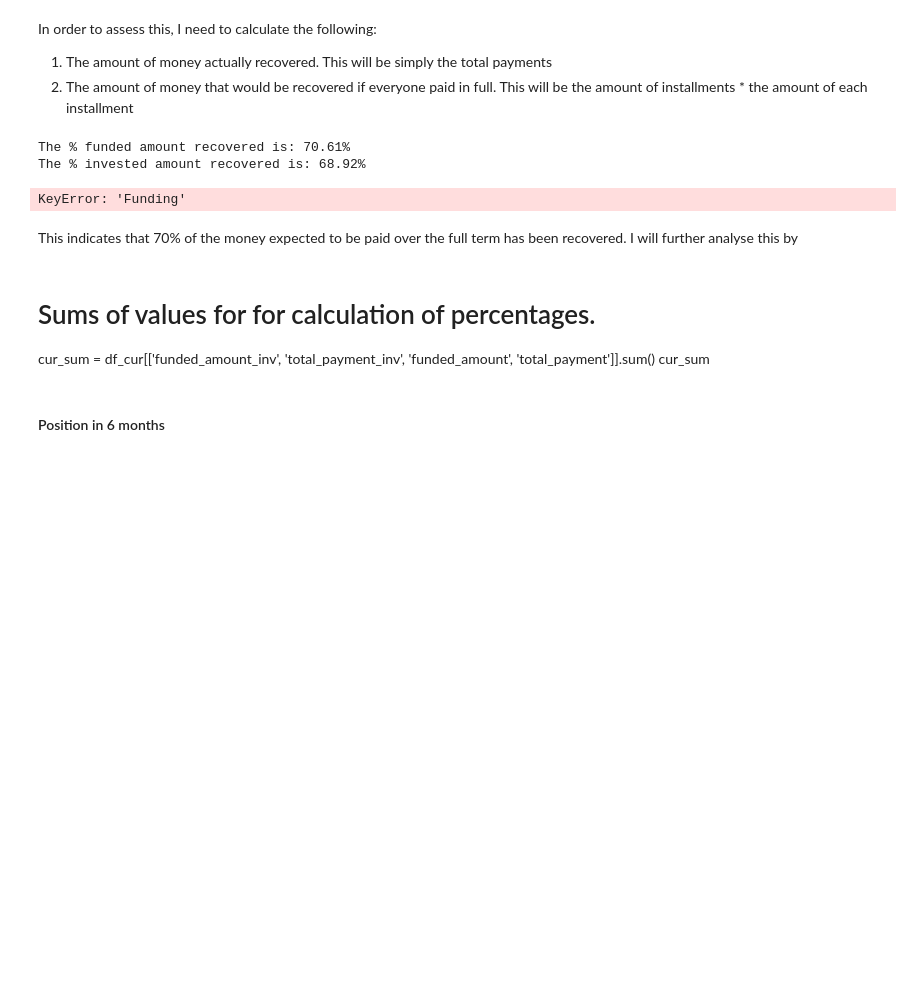
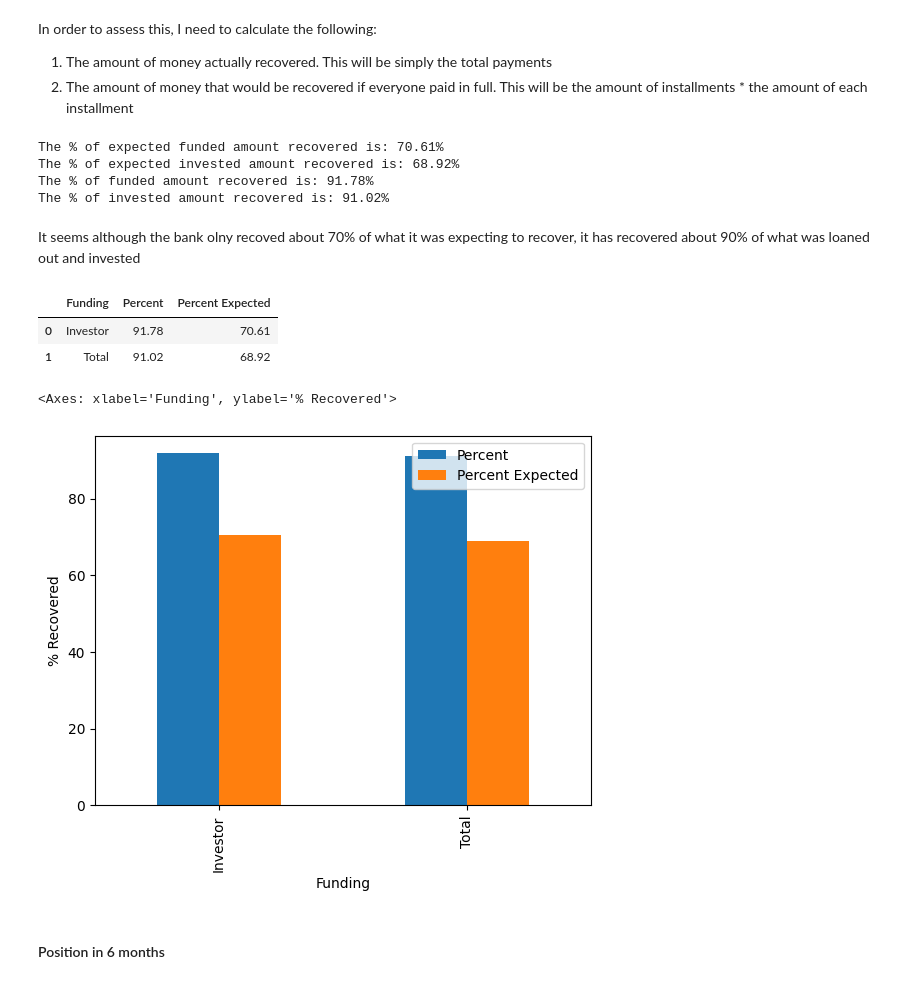
Before and after one commit to balany1/exploratory-data-analysis---customer-loans-in-finance152, a Jupyter notebook: analysis.ipynb, the cells around one changed output. Saved outputs shown, nothing was run; the diff lists cells and outputs as text; code cells hidden in the pictures; blank space fills up the shorter version.

```diff
--- a/analysis.ipynb
+++ b/analysis.ipynb
@@ -41,28 +41,49 @@ In order to assess this, I need to calculate the following:
 total_recovered_fun = df['total_payment'].sum()
 total_recovered_inv = df['total_payment_inv'].sum()
 
+#calculate total amounts loaned out and invested
+total_funded_inv = df['funded_amount_inv'].sum()
+total_funded = df['funded_amount'].sum()
+
 #calculate totals expected by funded amount and by investor
 df['total_expected'] = df['instalment'] * df['term(mths)']
+
 total_expected = df['total_expected'].sum()
 
-#print percentages by funded amount and by investor
-pct_recovered_fun = round(total_recovered_fun/total_expected*100, 2)
-pct_recovered_inv = round(total_recovered_inv/total_expected*100, 2)
-print(f'The % funded amount recovered is: {pct_recovered_fun}%')
-print(f'The % invested amount recovered is: {pct_recovered_inv}%')
+#print percentages by expected funded amount and by investor
+pct_recovered_expfun = round(total_recovered_fun/total_expected*100, 2)
+pct_recovered_expinv = round(total_recovered_inv/total_expected*100, 2)
+print(f'The % of expected funded amount recovered is: {pct_recovered_expfun}%')
+print(f'The % of expected invested amount recovered is: {pct_recovered_expinv}%')
+
+#print percentages of loaned amounts and invested amounts
+pct_recovered_fun = round(total_recovered_fun/total_funded*100, 2)
+pct_recovered_inv = round(total_recovered_inv/total_funded_inv*100, 2)
+print(f'The % of funded amount recovered is: {pct_recovered_fun}%')
+print(f'The % of invested amount recovered is: {pct_recovered_inv}%')
 # %% [output]
-The % funded amount recovered is: 70.61%
-The % invested amount recovered is: 68.92%
+The % of expected funded amount recovered is: 70.61%
+The % of expected invested amount recovered is: 68.92%
+The % of funded amount recovered is: 91.78%
+The % of invested amount recovered is: 91.02%
-# %%
-df.plot(x="Funding", y="Percent", kind="bar", ylabel="% Recovered")
-# %% [output]
-KeyError: 'Funding'
-# %% [markdown]
-This indicates that 70% of the money expected to be paid over the full term has been recovered. I will further analyse this by
-# %% [markdown]
-# Sums of values for for calculation of percentages.
-cur_sum = df_cur[['funded_amount_inv', 'total_payment_inv', 'funded_amount', 'total_payment']].sum()
-cur_sum
+# %% [markdown]
+It seems although the bank olny recoved about 70% of what it was expecting to recover, it has recovered about 90% of what was loaned out and invested
+# %%
+data = {'Funding': ['Investor', 'Total'],
+        'Percent': [pct_recovered_fun, pct_recovered_inv],
+        'Percent Expected':[pct_recovered_expfun, pct_recovered_expinv]}
+
+# Create a Pandas DataFrame
+df_bar = pd.DataFrame(data)
+display(df_bar)
+
+df_bar.plot(x="Funding", y=["Percent","Percent Expected"], kind="bar", ylabel="% Recovered")
+# %% [output]
+|  | Funding | Percent | Percent Expected |
+| 0 | Investor | 91.78 | 70.61 |
+| 1 | Total | 91.02 | 68.92 |
+<Axes: xlabel='Funding', ylabel='% Recovered'>
+[figure, added]
 # %% [markdown]
 #### Position  in 6 months
 # %% [markdown]
```
Also changed, not shown: parts of 20 cells of this notebook, 18 other files.
